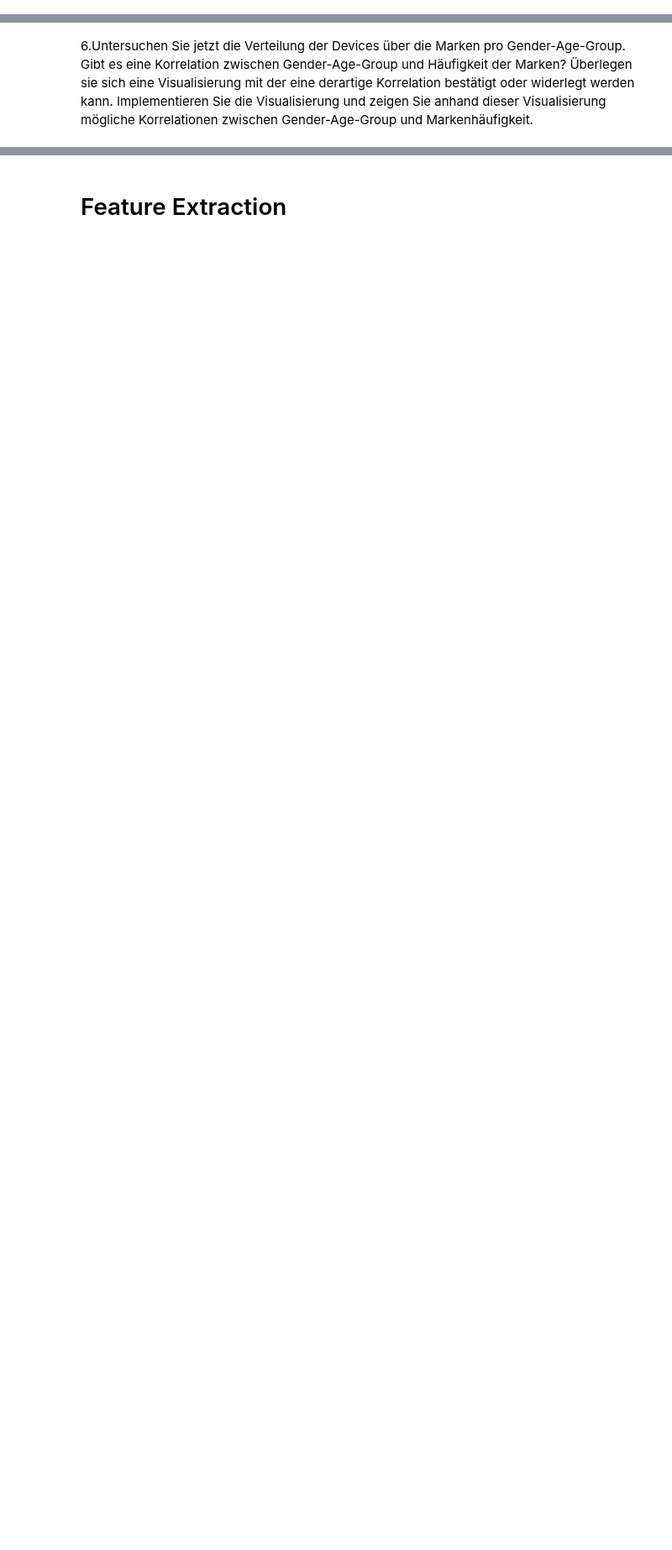
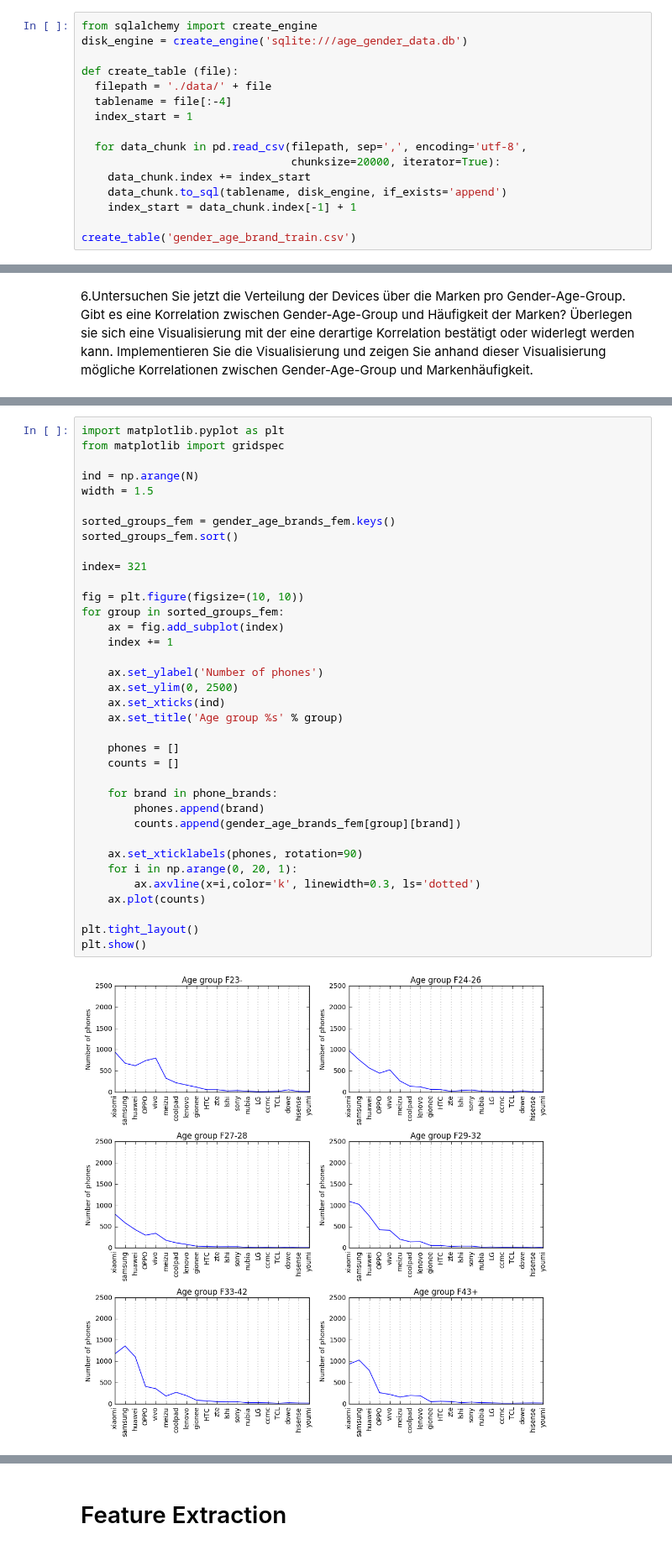
Before and after one commit to timgrossmann/data_mining, a Jupyter notebook: gender_age_prep/VersuchMobileUsers.ipynb, the cells around one changed output, grey strips where cells are left out. Shown at 84% size. Cells and saved outputs as stored; diff of their text form; blank space fills up the shorter version.

```diff
--- a/gender_age_prep/VersuchMobileUsers.ipynb
+++ b/gender_age_prep/VersuchMobileUsers.ipynb
@@ -217,6 +217,22 @@ print gender_age_train
 3.Schreiben Sie den um den Markennamen erweiterten Dataframe in ein File *gender\_age\_brand\_train.csv*.
 # %%
 gender_age_train.to_csv('./data/gender_age_brand_train.csv', encoding='utf-8')
+# %%
+from sqlalchemy import create_engine
+disk_engine = create_engine('sqlite:///age_gender_data.db')
+
+def create_table (file):
+  filepath = './data/' + file
+  tablename = file[:-4]
+  index_start = 1
+
+  for data_chunk in pd.read_csv(filepath, sep=',', encoding='utf-8',
+                                chunksize=20000, iterator=True):
+    data_chunk.index += index_start
+    data_chunk.to_sql(tablename, disk_engine, if_exists='append')
+    index_start = data_chunk.index[-1] + 1
+
+create_table('gender_age_brand_train.csv')
 # %% [markdown]
 4.Bestimmmen Sie mittels der Dataframe-Methode *value_counts()* die Anzahl der Devices pro Marke.
 # %%
@@ -257,0 +317,38 @@ print zip(phone_brands, brand_counts)
+# %%
+import matplotlib.pyplot as plt
+from matplotlib import gridspec
+
+ind = np.arange(N)
+width = 1.5
+
+sorted_groups_fem = gender_age_brands_fem.keys()
+sorted_groups_fem.sort()
+
+index= 321
+
+fig = plt.figure(figsize=(10, 10))
+for group in sorted_groups_fem:
+    ax = fig.add_subplot(index)
+    index += 1
+
+    ax.set_ylabel('Number of phones')
+    ax.set_ylim(0, 2500)
+    ax.set_xticks(ind)
+    ax.set_title('Age group %s' % group)
+
+    phones = []
+    counts = []
+
+    for brand in phone_brands:
+        phones.append(brand)
+        counts.append(gender_age_brands_fem[group][brand])
+
+    ax.set_xticklabels(phones, rotation=90)
+    for i in np.arange(0, 20, 1):
+        ax.axvline(x=i,color='k', linewidth=0.3, ls='dotted')
+    ax.plot(counts)
+
+plt.tight_layout()
+plt.show()
+# %% [output]
+[figure, added]
```
Also changed, not shown: parts of 6 cells of this notebook.
